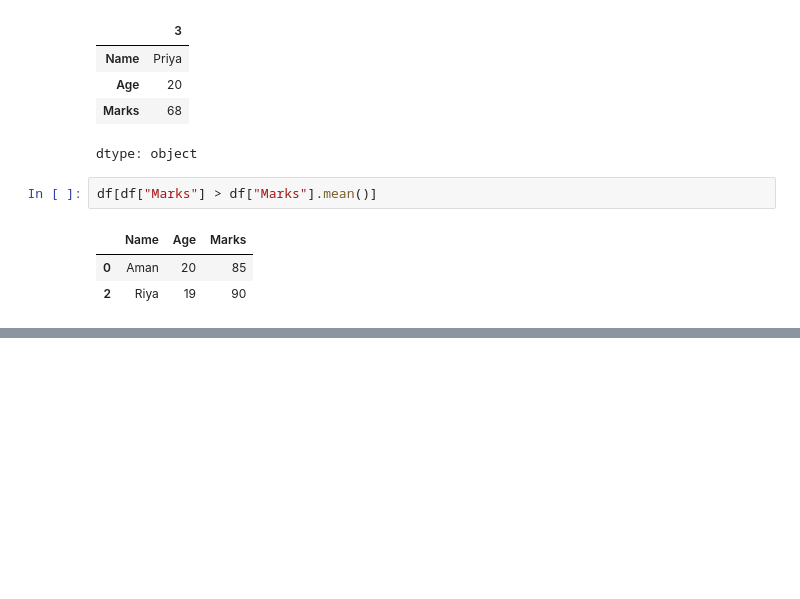
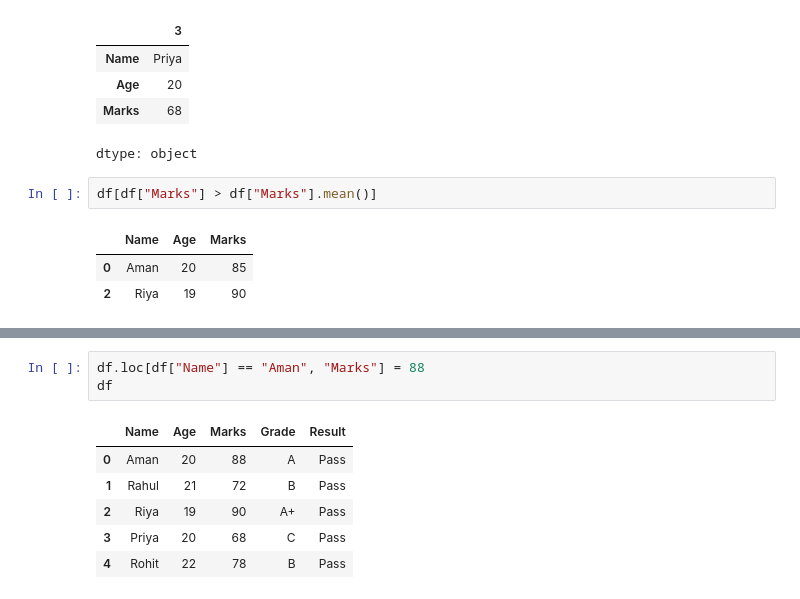
Before and after one commit to amanprasad625566-design/ybi_foundation_internship, a Jupyter notebook: ybifoundation.ipynb, the cells around one changed output, grey strips where cells are left out. Saved outputs shown, nothing was run; the diff lists cells and outputs as text; blank space fills up the shorter version.

```diff
--- a/ybifoundation.ipynb
+++ b/ybifoundation.ipynb
@@ -193,0 +214,10 @@ df[df["Marks"] > df["Marks"].mean()]
+# %%
+df.loc[df["Name"] == "Aman", "Marks"] = 88
+df
+# %% [output]
+|  | Name | Age | Marks | Grade | Result |
+| 0 | Aman | 20 | 88 | A | Pass |
+| 1 | Rahul | 21 | 72 | B | Pass |
+| 2 | Riya | 19 | 90 | A+ | Pass |
+| 3 | Priya | 20 | 68 | C | Pass |
+| 4 | Rohit | 22 | 78 | B | Pass |
```
Also changed, not shown: parts of 5 cells of this notebook.
